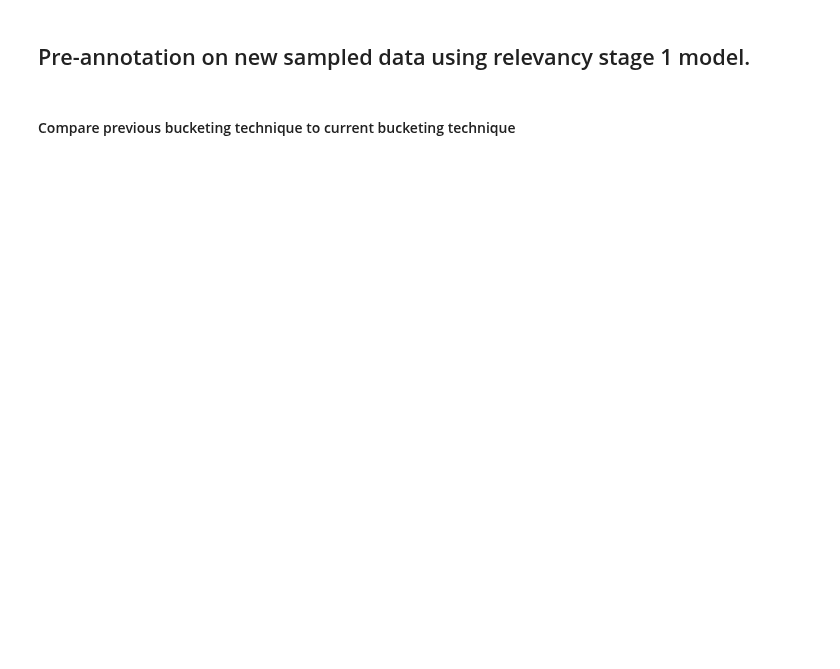
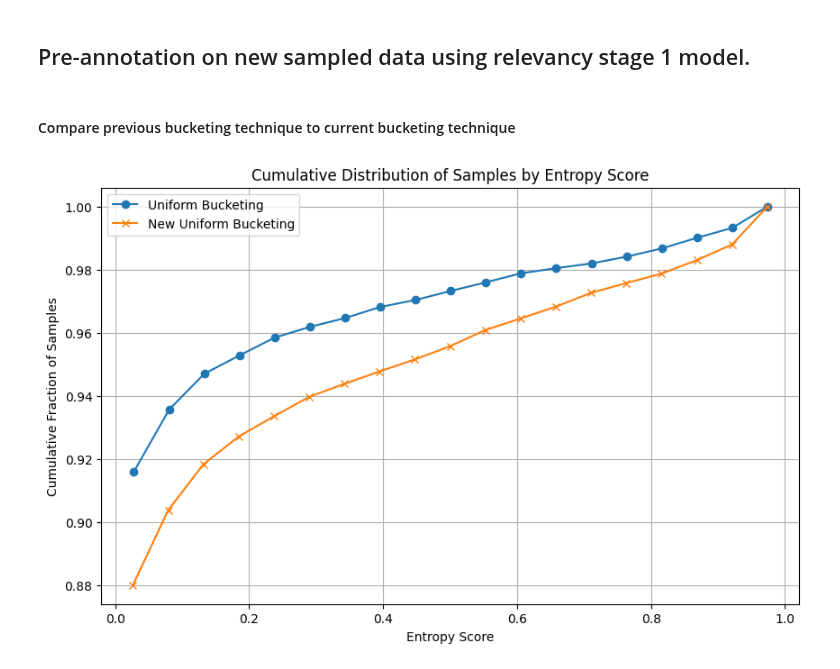
Before and after one commit to SorataBaka/2025-graduation-research, a Jupyter notebook: clustering/relevancy.ipynb, the cells around one changed output. Saved outputs shown, nothing was run; the diff lists cells and outputs as text; code cells hidden in the pictures; blank space fills up the shorter version.

```diff
--- a/clustering/relevancy.ipynb
+++ b/clustering/relevancy.ipynb
@@ -392,6 +456,7 @@ predict("ruu tni kontol #cabutruutni")
 ## Pre-annotation on new sampled data using relevancy stage 1 model.
 # %%
 import json
+from threading import local
 import torch
 from transformers import AutoModelForSequenceClassification, AutoTokenizer
 from tqdm import tqdm
@@ -403,10 +468,10 @@ with open("out/indobertweet/indobertweet-kmeans-embed.json", "r", encoding="utf-
 
 # Load model and tokenizer
 model = AutoModelForSequenceClassification.from_pretrained(
-    "tianharjuno/ruu-tni-relevancy-classification-p1", device_map=None
+    "models/ruu-tni-relevancy-classification-p1", cache_dir="cache/"
 )
 tokenizer = AutoTokenizer.from_pretrained(
-    "tianharjuno/ruu-tni-relevancy-classification-p1"
+    "tokenizers/ruu-tni-relevancy-classification-p1", cache_dir="cache/"
 )
 model.eval()
 device = torch.device("mps" if torch.backends.mps.is_available() and torch.backends.mps.is_built() else "cpu")
@@ -467,38 +532,46 @@ import matplotlib.pyplot as plt
 
 with open("out/bucketing-effect-analyze.json", "r", encoding="utf-8") as file:
     documents = json.load(file)
+with open("out/labelstudio/p2/p2_training_preannotated.json", "r", encoding="utf-8") as file:
+    new_documents = json.load(file)
 
 df = pd.DataFrame.from_dict(documents)
+new_df = pd.DataFrame.from_dict(new_documents)
+
+new_df.sort_values(by='entropy_score', ascending=True, inplace=True)
 
 entropy = df['entropy_score'].sort_values()
+new_entropy = new_df['entropy_score'].sort_values()
 
 # Define bucket edges (uniform)
 uniform_bins = np.linspace(entropy.min(), entropy.max(), 20)
-
-# Define bucket edges (quantiles)
-quantile_bins = entropy.quantile(np.linspace(0, 1, 20)).values
+new_uniform_bins = np.linspace(new_entropy.min(), new_entropy.max(), 20)
 
 def cumulative_curve(entropy_values, bins):
     counts, bin_edges = np.histogram(entropy_values, bins=bins)
     cum_counts = np.cumsum(counts)
     cum_fraction = cum_counts / cum_counts[-1]
     # Use bin upper edges for x axis (skip first edge)
     bin_centers = (bin_edges[:-1] + bin_edges[1:]) / 2
     return bin_centers, cum_fraction
 
 # Uniform bucketing cumulative curve
 x_uniform, y_uniform = cumulative_curve(entropy, uniform_bins)
+new_x_uniform, new_y_uniform = cumulative_curve(new_entropy, new_uniform_bins)
 
 # Plot cumulative curves
 plt.figure(figsize=(10,6))
 plt.plot(x_uniform, y_uniform, label='Uniform Bucketing', marker='o')
+plt.plot(new_x_uniform, new_y_uniform, label='New Uniform Bucketing', marker='x')
 
 plt.xlabel('Entropy Score')
 plt.ylabel('Cumulative Fraction of Samples')
 plt.title('Cumulative Distribution of Samples by Entropy Score')
 plt.legend()
 plt.grid(True)
 plt.show()
+# %% [output]
+[figure, added]
 # %%
 
 import json
```
Also changed, not shown: parts of 16 cells of this notebook, 2 other files.
